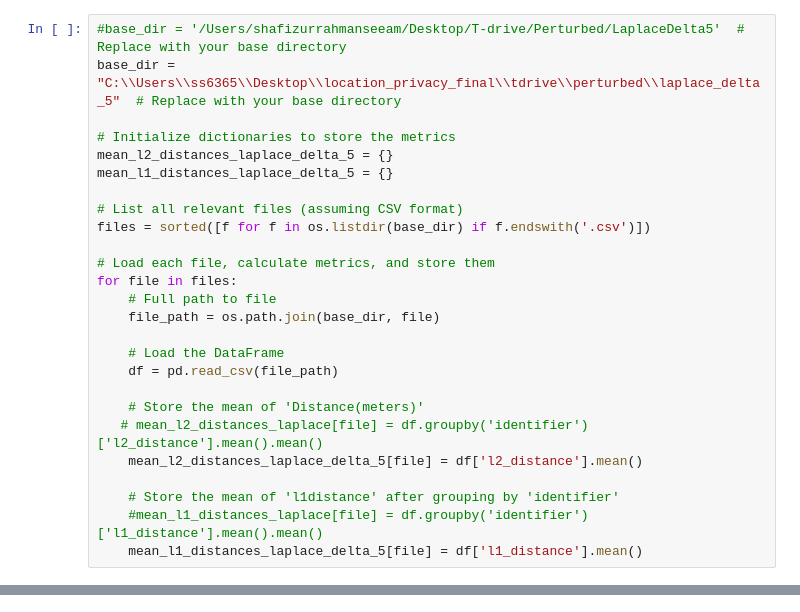
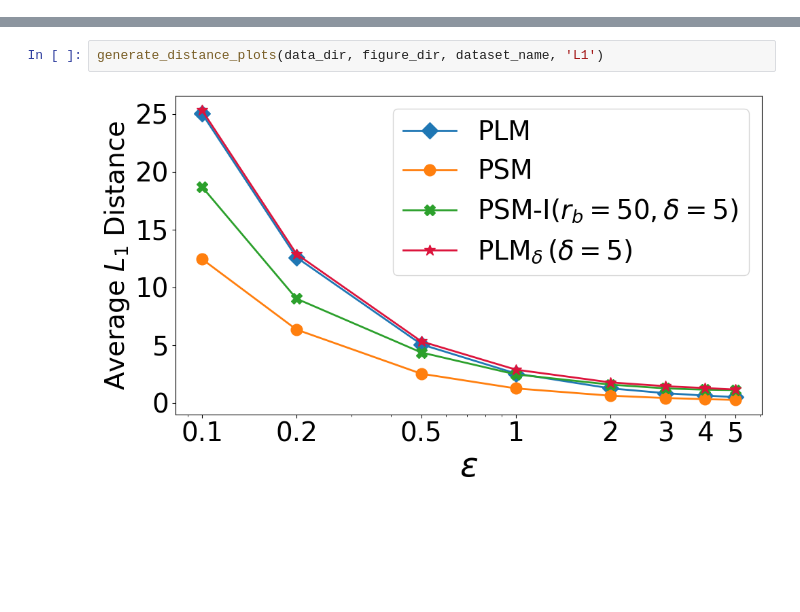
Before and after one commit to shafizurRseeam/location_privacy, a Jupyter notebook: utility_l1_l2_figures.ipynb, the cells around one changed output, grey strips where cells are left out. Cells and saved outputs as stored; diff of their text form; blank space fills up the shorter version.

```diff
--- a/utility_l1_l2_figures.ipynb
+++ b/utility_l1_l2_figures.ipynb
@@ -330,26 +0,0 @@ for file in files:
-# %%
-#base_dir = '/Users/shafizurrahmanseeam/Desktop/T-drive/Perturbed/LaplaceDelta5'  # Replace with your base directory
-base_dir = "C:\\Users\\ss6365\\Desktop\\location_privacy_final\\tdrive\\perturbed\\laplace_delta_5"  # Replace with your base directory
-
-# Initialize dictionaries to store the metrics
-mean_l2_distances_laplace_delta_5 = {}
-mean_l1_distances_laplace_delta_5 = {}
-
-# List all relevant files (assuming CSV format)
-files = sorted([f for f in os.listdir(base_dir) if f.endswith('.csv')])
-
-# Load each file, calculate metrics, and store them
-for file in files:
-    # Full path to file
-    file_path = os.path.join(base_dir, file)
-
-    # Load the DataFrame
-    df = pd.read_csv(file_path)
-
-    # Store the mean of 'Distance(meters)'
-   # mean_l2_distances_laplace[file] = df.groupby('identifier')['l2_distance'].mean().mean()
-    mean_l2_distances_laplace_delta_5[file] = df['l2_distance'].mean()
-
-    # Store the mean of 'l1distance' after grouping by 'identifier'
-    #mean_l1_distances_laplace[file] = df.groupby('identifier')['l1_distance'].mean().mean()
-    mean_l1_distances_laplace_delta_5[file] = df['l1_distance'].mean()
@@ -410,0 +84,4 @@ plt.show()
+# %%
+generate_distance_plots(data_dir, figure_dir, dataset_name, 'L1')
+# %% [output]
+[figure, added]
```
Also changed, not shown: parts of 15 cells of this notebook, 5 other files.
